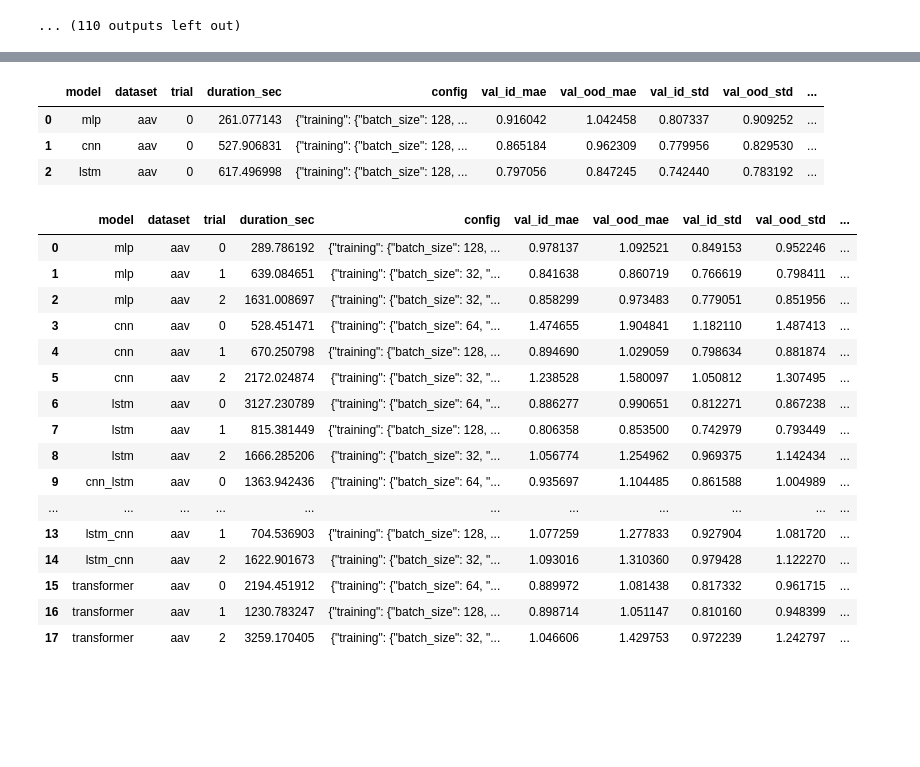
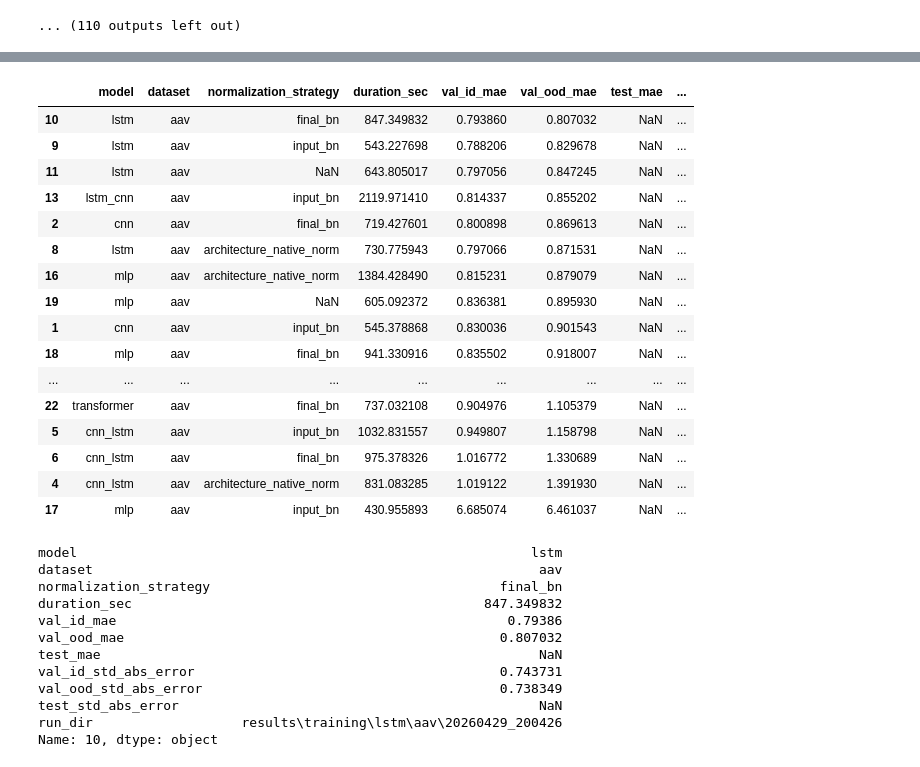
Before and after one commit to johannes-kroepfl-97/ssl-for-ood-molecules, a Jupyter notebook: pipeline.ipynb, the cells around one changed output, grey strips where cells are left out. Drawn from its saved outputs; the diff is of its cells as text; code cells hidden in the pictures; blank space fills up the shorter version.

Commit message:
added normalization techniques

```diff
--- a/pipeline.ipynb
+++ b/pipeline.ipynb
@@ -593,29 +772,38 @@ LOCAL_RANK: 0 - CUDA_VISIBLE_DEVICES: [0]
 # %%
 import pandas as pd
-pd.read_csv('C:\\Users\\kroep\\Desktop\\AI\\ssl-for-ood-molecules\\results\\hyperparameter_search_20260424_175625.csv')
+df_norm = pd.read_csv('C:\\Users\\kroep\\Desktop\\AI\\ssl-for-ood-molecules\\results\\normalization_from_best_aav_20260430_003028.csv')
-# %% [output]
-|  | model | dataset | trial | duration_sec | config | val_id_mae | val_ood_mae | val_id_std | val_ood_std | ... |
-| 0 | mlp | aav | 0 | 261.077143 | {"training": {"batch_size": 128, ... | 0.916042 | 1.042458 | 0.807337 | 0.909252 | ... |
-| 1 | cnn | aav | 0 | 527.906831 | {"training": {"batch_size": 128, ... | 0.865184 | 0.962309 | 0.779956 | 0.829530 | ... |
-| 2 | lstm | aav | 0 | 617.496998 | {"training": {"batch_size": 128, ... | 0.797056 | 0.847245 | 0.742440 | 0.783192 | ... |
-# %%
-import pandas as pd
-pd.read_csv('C:\\Users\\kroep\\Desktop\\AI\\ssl-for-ood-molecules\\results\\hyperparameter_search_20260426_045355.csv')
-# %% [output]
-|  | model | dataset | trial | duration_sec | config | val_id_mae | val_ood_mae | val_id_std | val_ood_std | ... |
-| 0 | mlp | aav | 0 | 289.786192 | {"training": {"batch_size": 128, ... | 0.978137 | 1.092521 | 0.849153 | 0.952246 | ... |
-| 1 | mlp | aav | 1 | 639.084651 | {"training": {"batch_size": 32, "... | 0.841638 | 0.860719 | 0.766619 | 0.798411 | ... |
-| 2 | mlp | aav | 2 | 1631.008697 | {"training": {"batch_size": 32, "... | 0.858299 | 0.973483 | 0.779051 | 0.851956 | ... |
-| 3 | cnn | aav | 0 | 528.451471 | {"training": {"batch_size": 64, "... | 1.474655 | 1.904841 | 1.182110 | 1.487413 | ... |
-| 4 | cnn | aav | 1 | 670.250798 | {"training": {"batch_size": 128, ... | 0.894690 | 1.029059 | 0.798634 | 0.881874 | ... |
-| 5 | cnn | aav | 2 | 2172.024874 | {"training": {"batch_size": 32, "... | 1.238528 | 1.580097 | 1.050812 | 1.307495 | ... |
-| 6 | lstm | aav | 0 | 3127.230789 | {"training": {"batch_size": 64, "... | 0.886277 | 0.990651 | 0.812271 | 0.867238 | ... |
-| 7 | lstm | aav | 1 | 815.381449 | {"training": {"batch_size": 128, ... | 0.806358 | 0.853500 | 0.742979 | 0.793449 | ... |
-| 8 | lstm | aav | 2 | 1666.285206 | {"training": {"batch_size": 32, "... | 1.056774 | 1.254962 | 0.969375 | 1.142434 | ... |
-| 9 | cnn_lstm | aav | 0 | 1363.942436 | {"training": {"batch_size": 64, "... | 0.935697 | 1.104485 | 0.861588 | 1.004989 | ... |
-| ... | ... | ... | ... | ... | ... | ... | ... | ... | ... | ... |
-| 13 | lstm_cnn | aav | 1 | 704.536903 | {"training": {"batch_size": 128, ... | 1.077259 | 1.277833 | 0.927904 | 1.081720 | ... |
-| 14 | lstm_cnn | aav | 2 | 1622.901673 | {"training": {"batch_size": 32, "... | 1.093016 | 1.310360 | 0.979428 | 1.122270 | ... |
-| 15 | transformer | aav | 0 | 2194.451912 | {"training": {"batch_size": 64, "... | 0.889972 | 1.081438 | 0.817332 | 0.961715 | ... |
-| 16 | transformer | aav | 1 | 1230.783247 | {"training": {"batch_size": 128, ... | 0.898714 | 1.051147 | 0.810160 | 0.948399 | ... |
-| 17 | transformer | aav | 2 | 3259.170405 | {"training": {"batch_size": 32, "... | 1.046606 | 1.429753 | 0.972239 | 1.242797 | ... |
+# %%
+df_norm.sort_values('val_ood_mae')
+# %% [output]
+|  | model | dataset | normalization_strategy | duration_sec | val_id_mae | val_ood_mae | test_mae | ... |
+| 10 | lstm | aav | final_bn | 847.349832 | 0.793860 | 0.807032 | NaN | ... |
+| 9 | lstm | aav | input_bn | 543.227698 | 0.788206 | 0.829678 | NaN | ... |
+| 11 | lstm | aav | NaN | 643.805017 | 0.797056 | 0.847245 | NaN | ... |
+| 13 | lstm_cnn | aav | input_bn | 2119.971410 | 0.814337 | 0.855202 | NaN | ... |
+| 2 | cnn | aav | final_bn | 719.427601 | 0.800898 | 0.869613 | NaN | ... |
+| 8 | lstm | aav | architecture_native_norm | 730.775943 | 0.797066 | 0.871531 | NaN | ... |
+| 16 | mlp | aav | architecture_native_norm | 1384.428490 | 0.815231 | 0.879079 | NaN | ... |
+| 19 | mlp | aav | NaN | 605.092372 | 0.836381 | 0.895930 | NaN | ... |
+| 1 | cnn | aav | input_bn | 545.378868 | 0.830036 | 0.901543 | NaN | ... |
+| 18 | mlp | aav | final_bn | 941.330916 | 0.835502 | 0.918007 | NaN | ... |
+| ... | ... | ... | ... | ... | ... | ... | ... | ... |
+| 22 | transformer | aav | final_bn | 737.032108 | 0.904976 | 1.105379 | NaN | ... |
+| 5 | cnn_lstm | aav | input_bn | 1032.831557 | 0.949807 | 1.158798 | NaN | ... |
+| 6 | cnn_lstm | aav | final_bn | 975.378326 | 1.016772 | 1.330689 | NaN | ... |
+| 4 | cnn_lstm | aav | architecture_native_norm | 831.083285 | 1.019122 | 1.391930 | NaN | ... |
+| 17 | mlp | aav | input_bn | 430.955893 | 6.685074 | 6.461037 | NaN | ... |
+# %%
+df_norm.iloc[int(df_norm.val_ood_mae.argmin())]
+# %% [output]
+model                                                          lstm
+dataset                                                         aav
+normalization_strategy                                     final_bn
+duration_sec                                             847.349832
+val_id_mae                                                  0.79386
+val_ood_mae                                                0.807032
+test_mae                                                        NaN
+val_id_std_abs_error                                       0.743731
+val_ood_std_abs_error                                      0.738349
+test_std_abs_error                                              NaN
+run_dir                   results\training\lstm\aav\20260429_200426
+Name: 10, dtype: object
```
Also changed, not shown: parts of 7 cells of this notebook, 15 other files.
